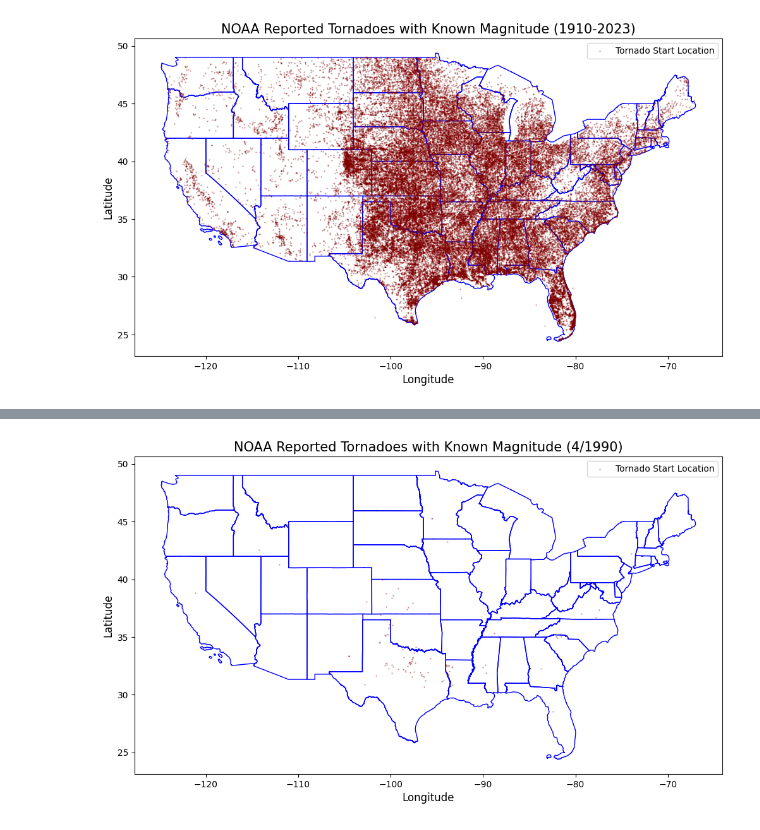
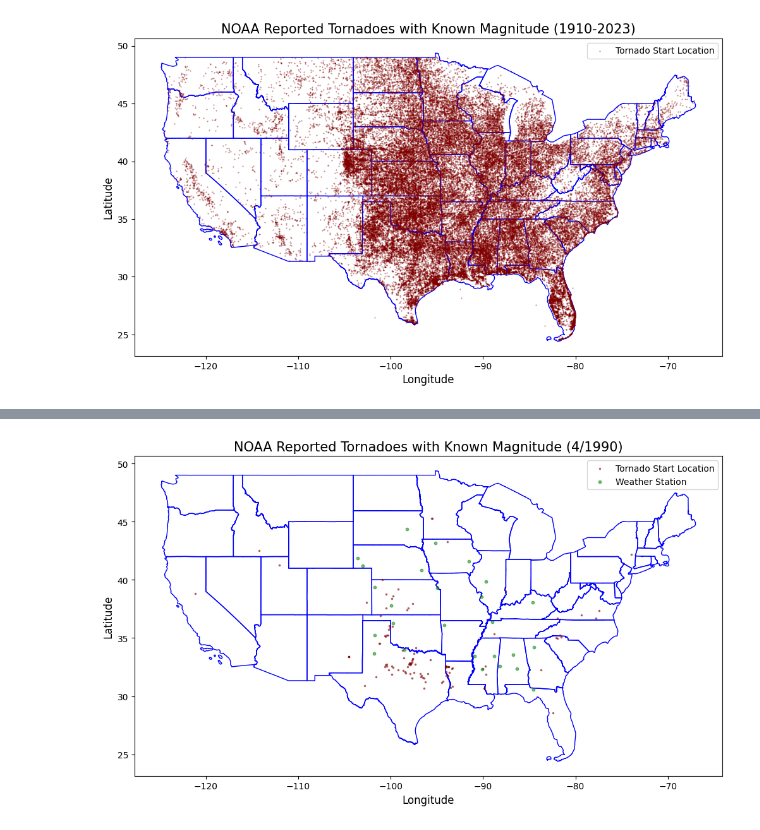
Before and after one commit to munshisaifuzzaman/Fury-In-Motion, a Jupyter notebook: notebooks/Explore.ipynb, the cells around one changed output, grey strips where cells are left out. Drawn from its saved outputs; the diff is of its cells as text; code cells hidden in the pictures.

Commit message:
rendering weather stations on map. need to clean up data later to actually use it properly

```diff
--- a/notebooks/Explore.ipynb
+++ b/notebooks/Explore.ipynb
@@ -169,3 +169,32 @@ plot_tornadoes_by_period(gdf, 1910, 2023)
 # TODO: add weather station displays
 # %% [output]
 [figure]
+# %%
+# load weather station data
+# Load the CSV file into a DataFrame
+import os
+
+stations = list()
+for filename in os.listdir("../data/weather_stations/"):
+    stations.append(pd.read_csv("../data/weather_stations/" + filename))
+
+# really fucking scuffed
+pointlist = list()
+for station in stations:
+    newpoint = [Point(xy) for xy in zip(station["LONGITUDE"], station["LATITUDE"])]
+    pointlist.append(newpoint[0])
+print(pointlist)
+
+# just pull the elevations for now
+elevation = list()
+for station in stations:
+    elevation.append(station["ELEVATION"])
+print(elevation)
+# Create a GeoDataFrame for the data points
+geometry = gpd.array.from_shapely(pointlist)
+# statframe = pd.DataFrame(stations) # the error here is that the weather station data all has different dimensions.
+# not sure how to fix.
+
+
+wgdf = gpd.GeoDataFrame(elevation, geometry=geometry, crs="EPSG:4326")
+print(wgdf)
@@ -172,38 +219,47 @@ plot_tornadoes_by_period(gdf, 1910, 2023)
 # %%
 # implementing monthly selections
 # Function to plot tornadoes for a given month on the US map
-def plot_tornadoes_by_month(gdf, year, month):
+def plot_tornadoes_by_month(gdf, wgdf, year, month):
     # Plot the filtered data:
     fig, ax = plt.subplots(1, 1, figsize=(12, 9))
 
     # Plot the state borders:
     clipped_states.plot(ax=ax,
                         color='none',
                         edgecolor='blue',
                         linewidth=1)
 
     # Filter data for the specified period
     gdf_period = gdf[(gdf['yr'] == year) & (gdf['mo'] == month)]
 
     # Plot the tornado locations:
     gdf_period.plot(ax=ax,
              color='maroon',
              marker='.',
-             markersize=1,
+             markersize=10,
              alpha=0.5,
              label='Tornado Start Location')
+
+    # Plot the weather station locations:
+    wgdf.plot(ax=ax,
+            color='green',
+            marker='.',
+            markersize=40,
+            alpha=0.5,
+            label='Weather Station'
+                    )
 
     plt.title(f"NOAA Reported Tornadoes with Known Magnitude ({month}/{year})",
               fontsize=15)
     plt.xlabel('Longitude', fontsize=12)
     plt.ylabel('Latitude', fontsize=12)
     plt.legend()
 
     plt.show()
 
 # Plot for both periods using the function
-plot_tornadoes_by_month(gdf, 1990, 4)
+plot_tornadoes_by_month(gdf, wgdf, 1990, 4)
 
 # TODO: add weather station displays
 # %% [output]
-[figure, old version]
+[figure, new version]
```
Also changed, not shown: parts of 1 cell of this notebook.
